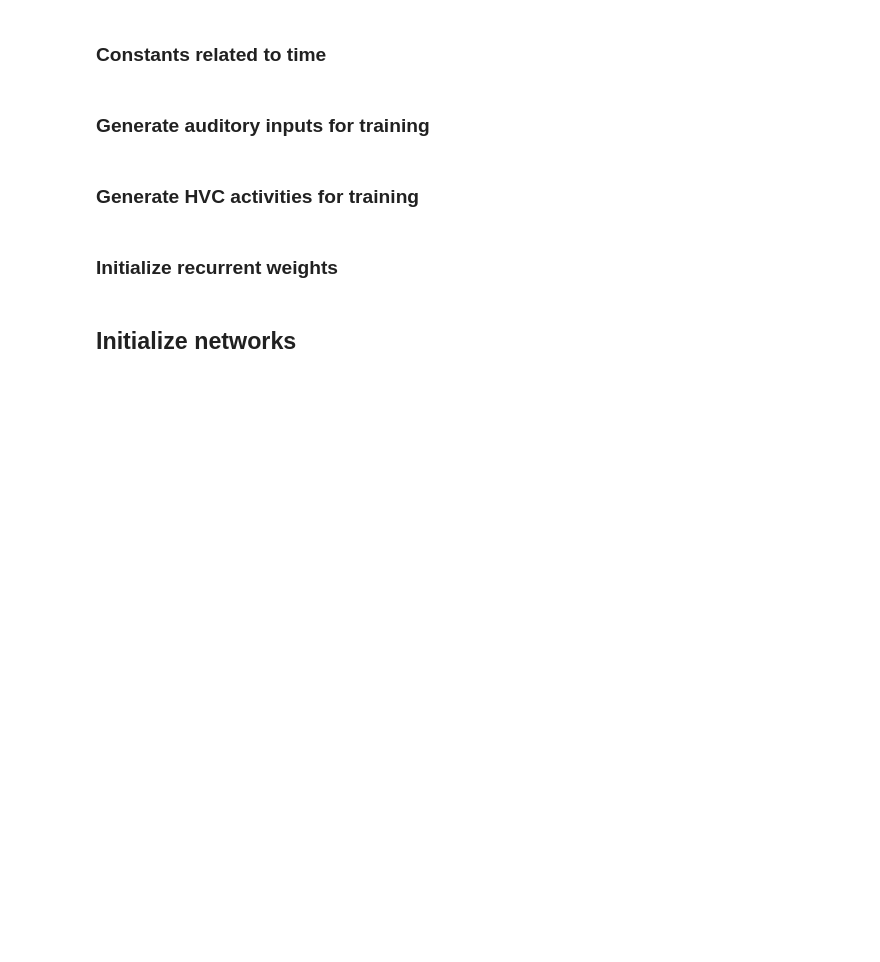
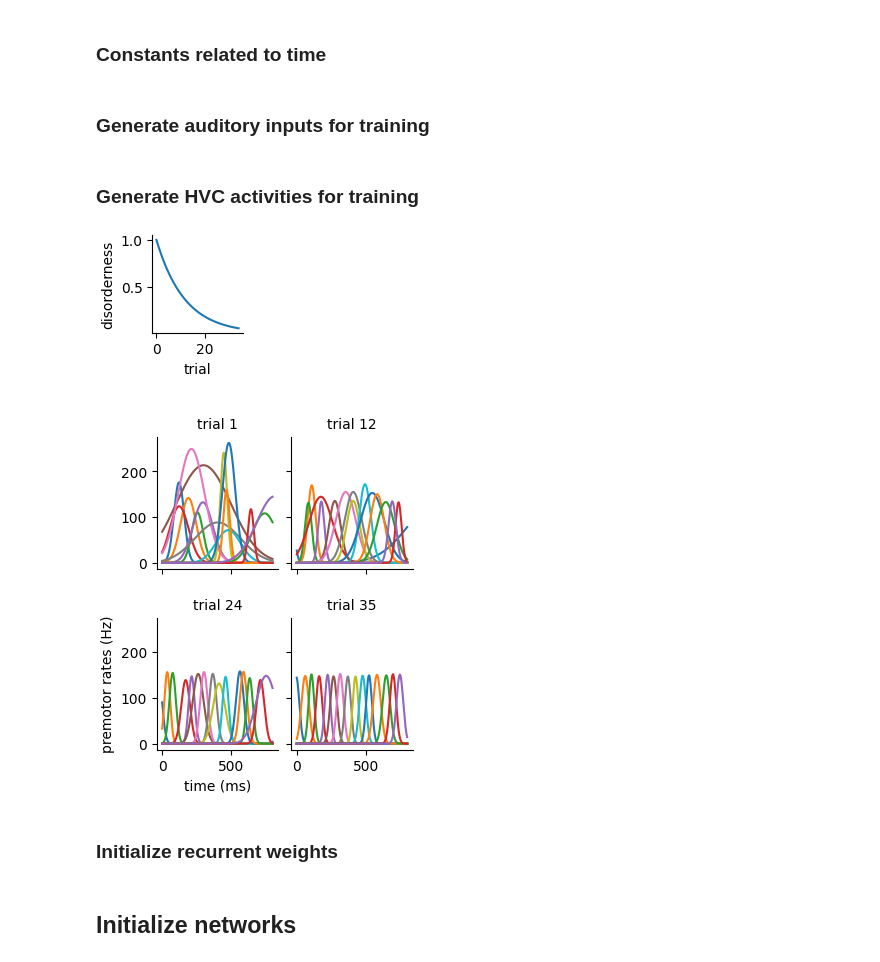
Before and after one commit to gongziyida/vocal-error-network, a Jupyter notebook: simulations/train_models.ipynb, the cells around one changed output. Saved outputs shown, nothing was run; the diff lists cells and outputs as text; code cells hidden in the pictures; blank space fills up the shorter version.

```diff
--- a/train_models.ipynb
+++ b/simulations/train_models.ipynb
@@ -14,12 +14,12 @@ from visualization import *
 ## Preparations
 # %%
 rng = np.random.default_rng()
-IMG_DIR = 'svg/'
-RESULT_DIR = 'results/'
+IMG_DIR = '../svg/'
+RESULT_DIR = '../results/'
 AUD_MAP_TYPE = 'neighbor'
 ALT_REC_PLASTICITY = 'EIIE'
-HVC_COND = 'mature_hvc'
-# HVC_COND = 'developing_hvc'
+# HVC_COND = 'mature_hvc'
+HVC_COND = 'developing_hvc'
 # %% [markdown]
 ### Constants
 # %%
@@ -32,7 +32,7 @@ rEmax, rImax, thE, thI, slope = 100, 100, 0, 0, 2
 # %% [markdown]
 ### Read and map auditory inputs
 # %%
-fname = 'realistic_auditory_processing/learned_song_responses.npz'
+fname = '../realistic_auditory_processing/learned_song_responses.npz'
 ma = 1/100 if AUD_MAP_TYPE=='discrete' else None
 aud_real, mapping = read_realistic_input(fname, NE, mean=0, scale=2,
                                          mapping=AUD_MAP_TYPE, mapping_args=ma)
@@ -58,32 +58,42 @@ aud, _ = generate_realistic_aud(aud_real['ctrl'], N_rend, T_burn, T_post)
 # %%
 _ = np.arange(N_rend)
 # (N_HVC, N_rend)
 burst_ts = np.linspace(_*T_rend+T_burn, _*T_rend+T_burn+T_song, num=N_HVC, endpoint=False)
 save_W_ts = np.round(burst_ts[-1]+KERNEL_WIDTH).astype(int)
 
 if HVC_COND == 'mature_hvc':
     _ = rng.standard_normal((N_HVC, N_rend)) # Little fluctuation
     rH = generate_HVC(T, burst_ts, PEAK_RATE+_*0.1, KERNEL_WIDTH+_*0.01)
 
 elif HVC_COND == 'developing_hvc':
+    # func = lambda i: (np.tanh(-(i-N_rend/2)/10)+1.1) / (np.tanh(N_rend/2/10)+1.1)
+    func = lambda i: np.exp(-3*i/N_rend)
+    fig, ax = plt.subplots(1, 1, figsize=(1.5, 1.5), sharex='all', sharey='all')
+    ax.plot(func(np.arange(N_rend)))
+    ax.set(xlabel='trial', ylabel='disorderness')
+
     peak_rates = np.zeros_like(burst_ts)
     kernel_widths = np.zeros_like(burst_ts) + KERNEL_WIDTH
     for i in range(N_rend):
-        # discount factor j; divided by np.tanh(N_rend/2/15)+1.15 to make sure j(i=0) = 1
-        j = (np.tanh(-(i-N_rend/2)/10)+1.15) / (np.tanh(N_rend/2/10)+1.15)
+        # discount factor j
+        j = func(i)
         burst_ts[:,i] += rng.normal(loc=0, scale=100*j, size=N_HVC)
-        peak_rates[:,i] = lognormal_gen(rng, PEAK_RATE, 70*j, size=N_HVC)
+        peak_rates[:,i] = lognormal_gen(rng, PEAK_RATE, 50*j, size=N_HVC)
         kernel_widths[:,i] += rng.exponential(60*j, size=N_HVC)
     rH = generate_HVC(T, burst_ts, peak_rates, kernel_widths)
 
     # Plot HVC over training rends
     js = (0, int(np.floor(N_rend/3)), int(np.floor(N_rend*2/3)), N_rend-1)
-    fig, ax = plt.subplots(1, len(js), figsize=(6, 2), sharex='all', sharey='all')
+    fig, ax = plt.subplots(2, 2, figsize=(3.2,4), sharex='all', sharey='all')
+    ax[1,0].set(xlabel='time (ms)', ylabel='premotor rates (Hz)')
+    ax = ax.flatten()
     for i, j in enumerate(js):
         ax[i].plot(rH[T_burn+j*T_rend:T_burn+(j+1)*T_rend-T_post])
-        ax[i].set_title('rend%d' % (j+1), fontsize=12)
-    ax[0].set(xlabel='time (ms)', ylabel='premotor rates (Hz)')
+        ax[i].set(title='\ntrial %d' % (j+1))
     fig.savefig(os.path.join(IMG_DIR, 'supplementary/HVC_development.svg'))
+# %% [output]
+[figure, added]
+[figure, added]
 # %% [markdown]
 ### Initialize recurrent weights
 # %%
```
Also changed, not shown: parts of 1 cell of this notebook, 47 other files.
